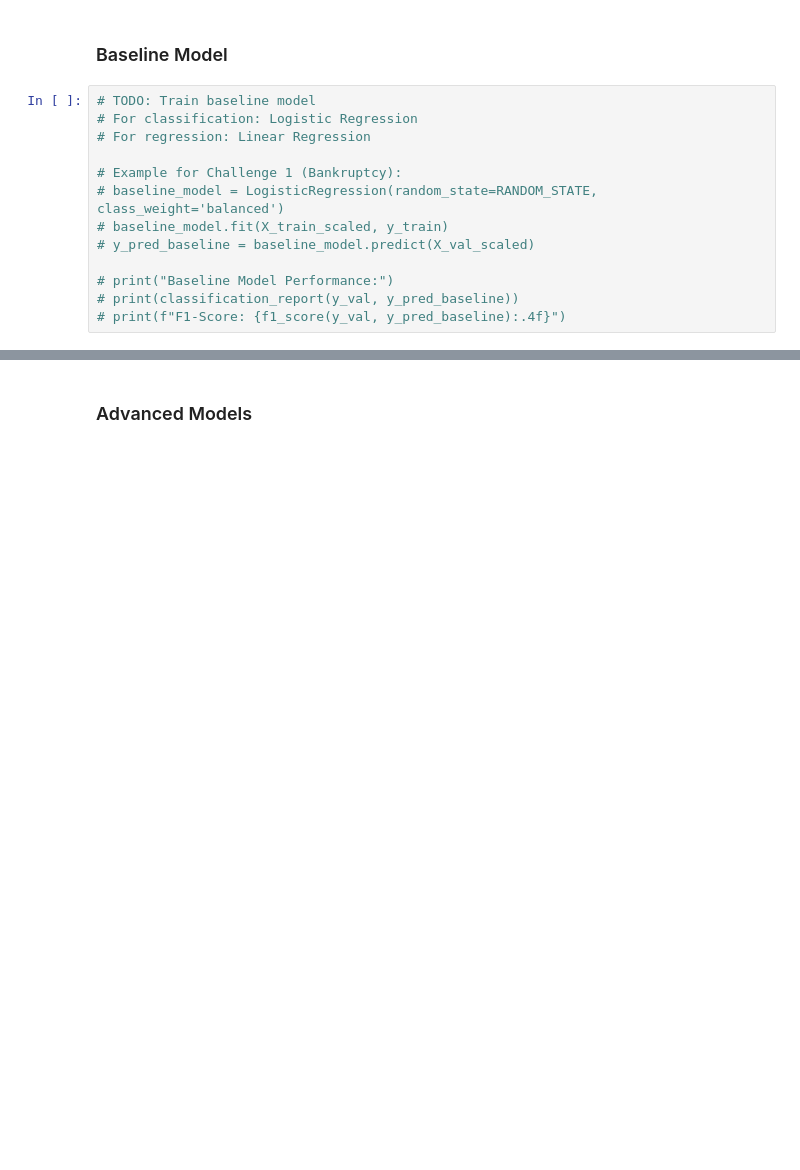
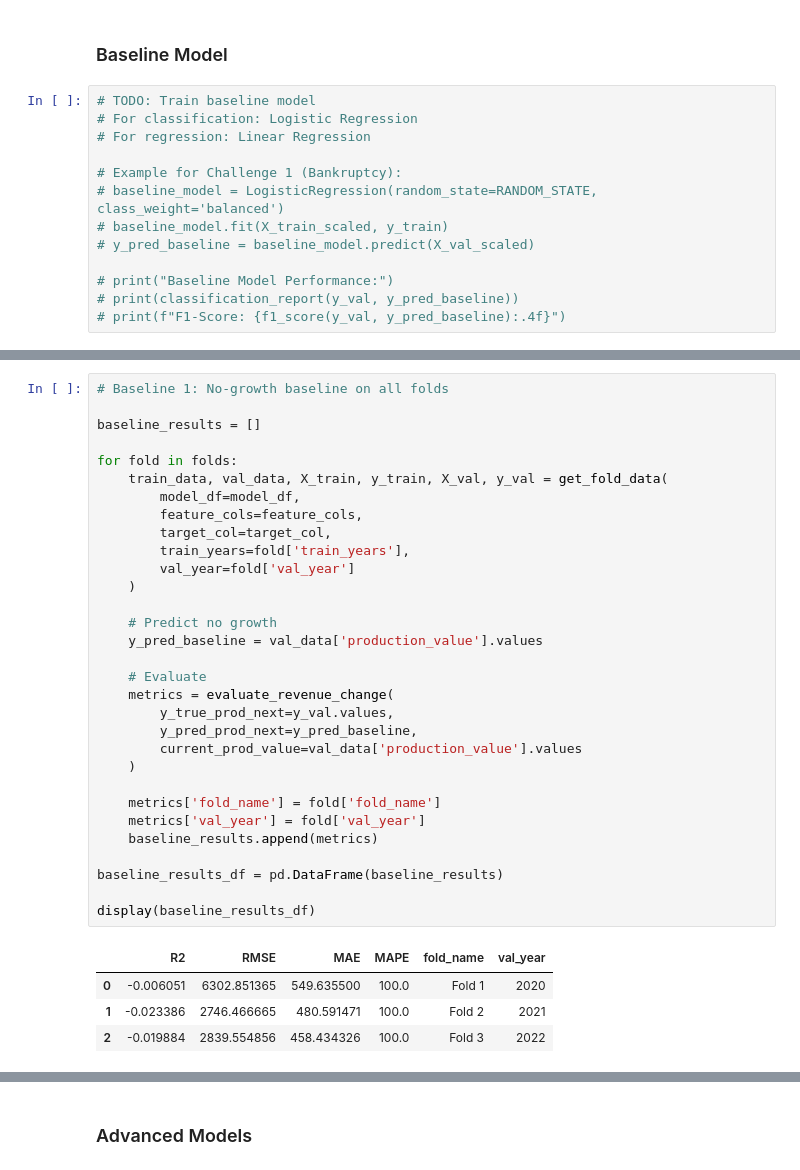
Before and after one commit to KorayAydin3k/Expert_AI_project, a Jupyter notebook: notebook/starter_template copy.ipynb, the cells around one changed output, grey strips where cells are left out. Cells and saved outputs as stored; diff of their text form; blank space fills up the shorter version.

```diff
--- a/notebook/starter_template copy.ipynb
+++ b/notebook/starter_template copy.ipynb
@@ -1047,0 +1601,36 @@ Data prepared for modeling!
+# %%
+# Baseline 1: No-growth baseline on all folds
+
+baseline_results = []
+
+for fold in folds:
+    train_data, val_data, X_train, y_train, X_val, y_val = get_fold_data(
+        model_df=model_df,
+        feature_cols=feature_cols,
+        target_col=target_col,
+        train_years=fold['train_years'],
+        val_year=fold['val_year']
+    )
+
+    # Predict no growth
+    y_pred_baseline = val_data['production_value'].values
+
+    # Evaluate
+    metrics = evaluate_revenue_change(
+        y_true_prod_next=y_val.values,
+        y_pred_prod_next=y_pred_baseline,
+        current_prod_value=val_data['production_value'].values
+    )
+
+    metrics['fold_name'] = fold['fold_name']
+    metrics['val_year'] = fold['val_year']
+    baseline_results.append(metrics)
+
+baseline_results_df = pd.DataFrame(baseline_results)
+
+display(baseline_results_df)
+# %% [output]
+|  | R2 | RMSE | MAE | MAPE | fold_name | val_year |
+| 0 | -0.006051 | 6302.851365 | 549.635500 | 100.0 | Fold 1 | 2020 |
+| 1 | -0.023386 | 2746.466665 | 480.591471 | 100.0 | Fold 2 | 2021 |
+| 2 | -0.019884 | 2839.554856 | 458.434326 | 100.0 | Fold 3 | 2022 |
```
Also changed, not shown: parts of 25 cells of this notebook.
